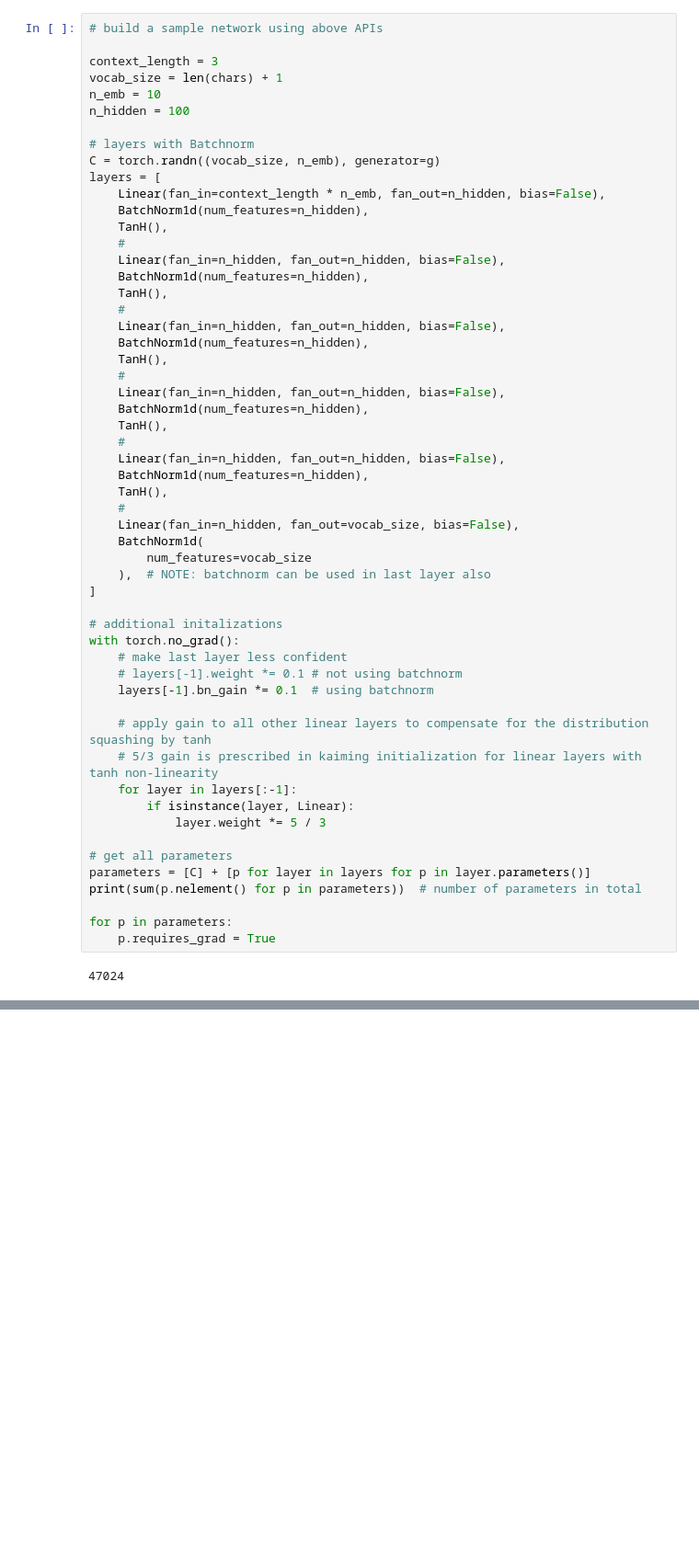
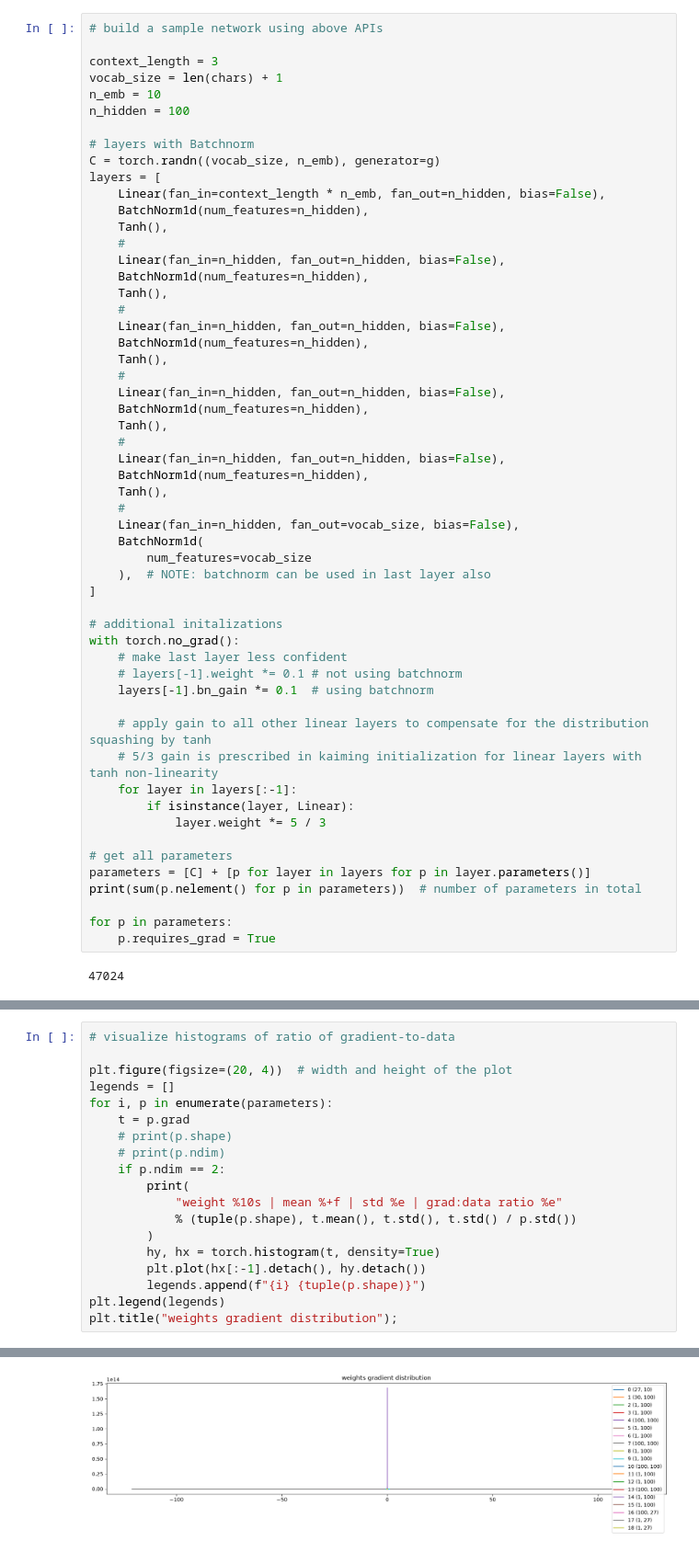
Before and after one commit to zealshah95/language_modeling_basics, a Jupyter notebook: makemore_mlp_activations_gradients.ipynb, the cells around one changed output, grey strips where cells are left out. Shown at 92% size. Drawn from its saved outputs; the diff is of its cells as text; blank space fills up the shorter version.

```diff
--- a/makemore_mlp_activations_gradients.ipynb
+++ b/makemore_mlp_activations_gradients.ipynb
@@ -396,23 +398,23 @@ C = torch.randn((vocab_size, n_emb), generator=g)
 layers = [
     Linear(fan_in=context_length * n_emb, fan_out=n_hidden, bias=False),
     BatchNorm1d(num_features=n_hidden),
-    TanH(),
+    Tanh(),
     #
     Linear(fan_in=n_hidden, fan_out=n_hidden, bias=False),
     BatchNorm1d(num_features=n_hidden),
-    TanH(),
+    Tanh(),
     #
     Linear(fan_in=n_hidden, fan_out=n_hidden, bias=False),
     BatchNorm1d(num_features=n_hidden),
-    TanH(),
+    Tanh(),
     #
     Linear(fan_in=n_hidden, fan_out=n_hidden, bias=False),
     BatchNorm1d(num_features=n_hidden),
-    TanH(),
+    Tanh(),
     #
     Linear(fan_in=n_hidden, fan_out=n_hidden, bias=False),
     BatchNorm1d(num_features=n_hidden),
-    TanH(),
+    Tanh(),
     #
     Linear(fan_in=n_hidden, fan_out=vocab_size, bias=False),
     BatchNorm1d(
@@ -489,0 +569,20 @@ for i in range(max_steps):
+# %%
+# visualize histograms of ratio of gradient-to-data
+
+plt.figure(figsize=(20, 4))  # width and height of the plot
+legends = []
+for i, p in enumerate(parameters):
+    t = p.grad
+    # print(p.shape)
+    # print(p.ndim)
+    if p.ndim == 2:
+        print(
+            "weight %10s | mean %+f | std %e | grad:data ratio %e"
+            % (tuple(p.shape), t.mean(), t.std(), t.std() / p.std())
+        )
+        hy, hx = torch.histogram(t, density=True)
+        plt.plot(hx[:-1].detach(), hy.detach())
+        legends.append(f"{i} {tuple(p.shape)}")
+plt.legend(legends)
+plt.title("weights gradient distribution");
+# %% [output]
@@ -489,0 +608 @@ for i in range(max_steps):
+[figure, added]
```
Also changed, not shown: parts of 8 cells of this notebook.
